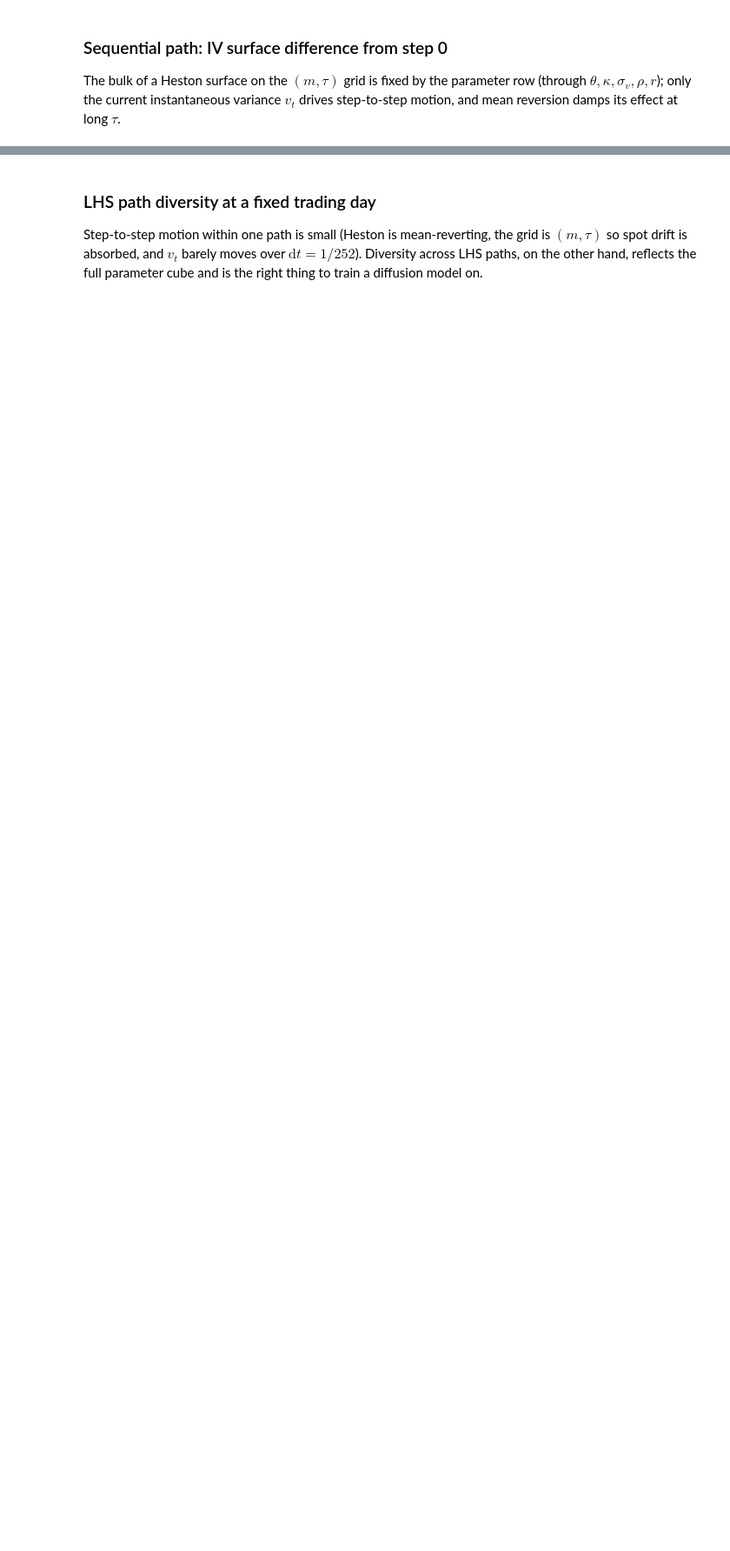
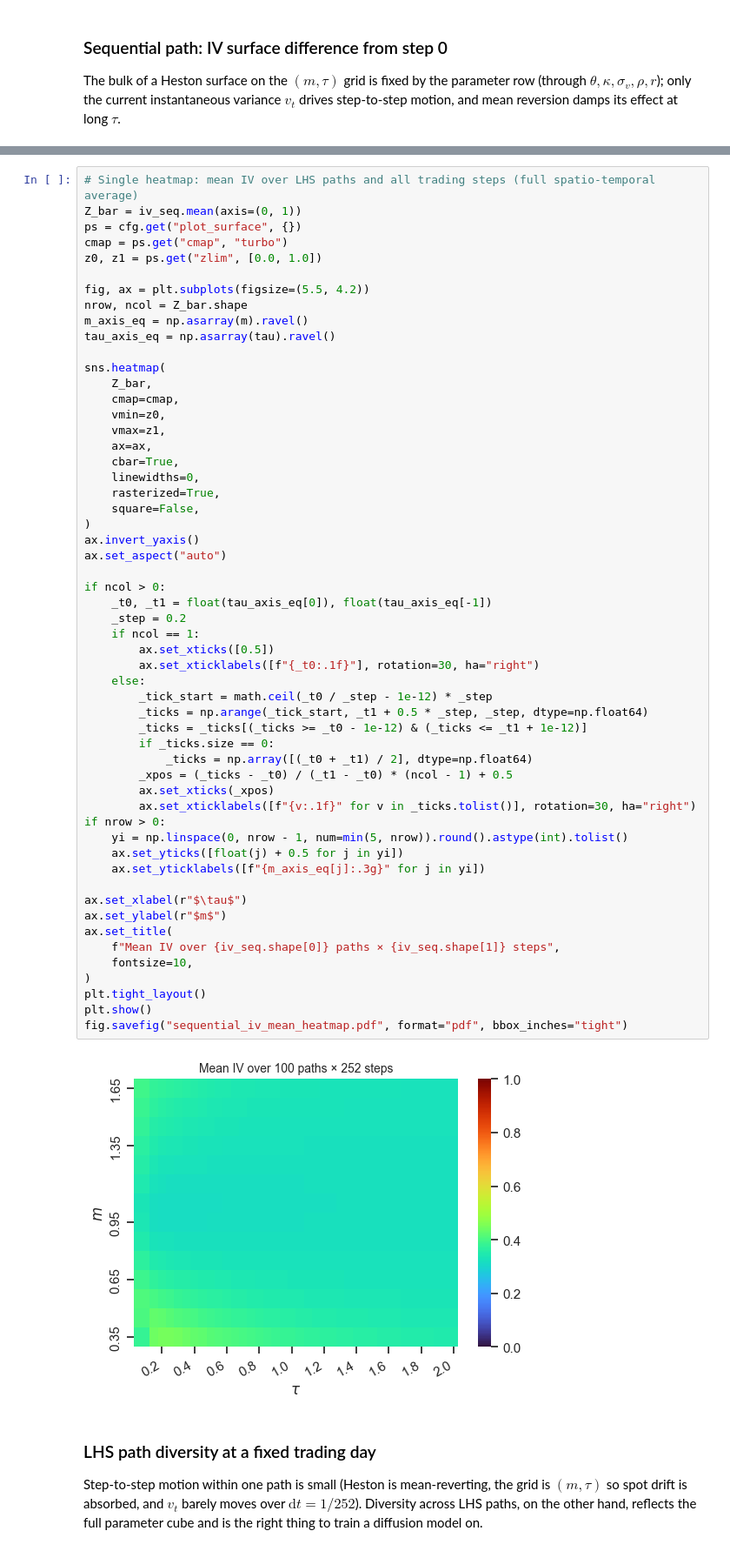
Before and after one commit to SboneloMdluli/ivs-dit, a Jupyter notebook: notebooks/heston_synthetic_ivs.ipynb, the cells around one changed output, grey strips where cells are left out. Shown at 87% size. Saved outputs shown, nothing was run; the diff lists cells and outputs as text; blank space fills up the shorter version.

```diff
--- a/notebooks/heston_synthetic_ivs.ipynb
+++ b/notebooks/heston_synthetic_ivs.ipynb
@@ -333,3 +513,60 @@ plt.show()
+# %%
+# Single heatmap: mean IV over LHS paths and all trading steps (full spatio-temporal average)
+Z_bar = iv_seq.mean(axis=(0, 1))
+ps = cfg.get("plot_surface", {})
+cmap = ps.get("cmap", "turbo")
+z0, z1 = ps.get("zlim", [0.0, 1.0])
+
+fig, ax = plt.subplots(figsize=(5.5, 4.2))
+nrow, ncol = Z_bar.shape
+m_axis_eq = np.asarray(m).ravel()
+tau_axis_eq = np.asarray(tau).ravel()
+
+sns.heatmap(
+    Z_bar,
+    cmap=cmap,
+    vmin=z0,
+    vmax=z1,
+    ax=ax,
+    cbar=True,
+    linewidths=0,
+    rasterized=True,
+    square=False,
+)
+ax.invert_yaxis()
+ax.set_aspect("auto")
+
+if ncol > 0:
+    _t0, _t1 = float(tau_axis_eq[0]), float(tau_axis_eq[-1])
+    _step = 0.2
+    if ncol == 1:
+        ax.set_xticks([0.5])
+        ax.set_xticklabels([f"{_t0:.1f}"], rotation=30, ha="right")
+    else:
+        _tick_start = math.ceil(_t0 / _step - 1e-12) * _step
+        _ticks = np.arange(_tick_start, _t1 + 0.5 * _step, _step, dtype=np.float64)
+        _ticks = _ticks[(_ticks >= _t0 - 1e-12) & (_ticks <= _t1 + 1e-12)]
+        if _ticks.size == 0:
+            _ticks = np.array([(_t0 + _t1) / 2], dtype=np.float64)
+        _xpos = (_ticks - _t0) / (_t1 - _t0) * (ncol - 1) + 0.5
+        ax.set_xticks(_xpos)
+        ax.set_xticklabels([f"{v:.1f}" for v in _ticks.tolist()], rotation=30, ha="right")
+if nrow > 0:
+    yi = np.linspace(0, nrow - 1, num=min(5, nrow)).round().astype(int).tolist()
+    ax.set_yticks([float(j) + 0.5 for j in yi])
+    ax.set_yticklabels([f"{m_axis_eq[j]:.3g}" for j in yi])
+
+ax.set_xlabel(r"$\tau$")
+ax.set_ylabel(r"$m$")
+ax.set_title(
+    f"Mean IV over {iv_seq.shape[0]} paths × {iv_seq.shape[1]} steps",
+    fontsize=10,
+)
+plt.tight_layout()
+plt.show()
+fig.savefig("sequential_iv_mean_heatmap.pdf", format="pdf", bbox_inches="tight")
+# %% [output]
+[figure, added]
 # %% [markdown]
 ### LHS path diversity at a fixed trading day
 
```
Also changed, not shown: parts of 9 cells of this notebook, 7 other files.
